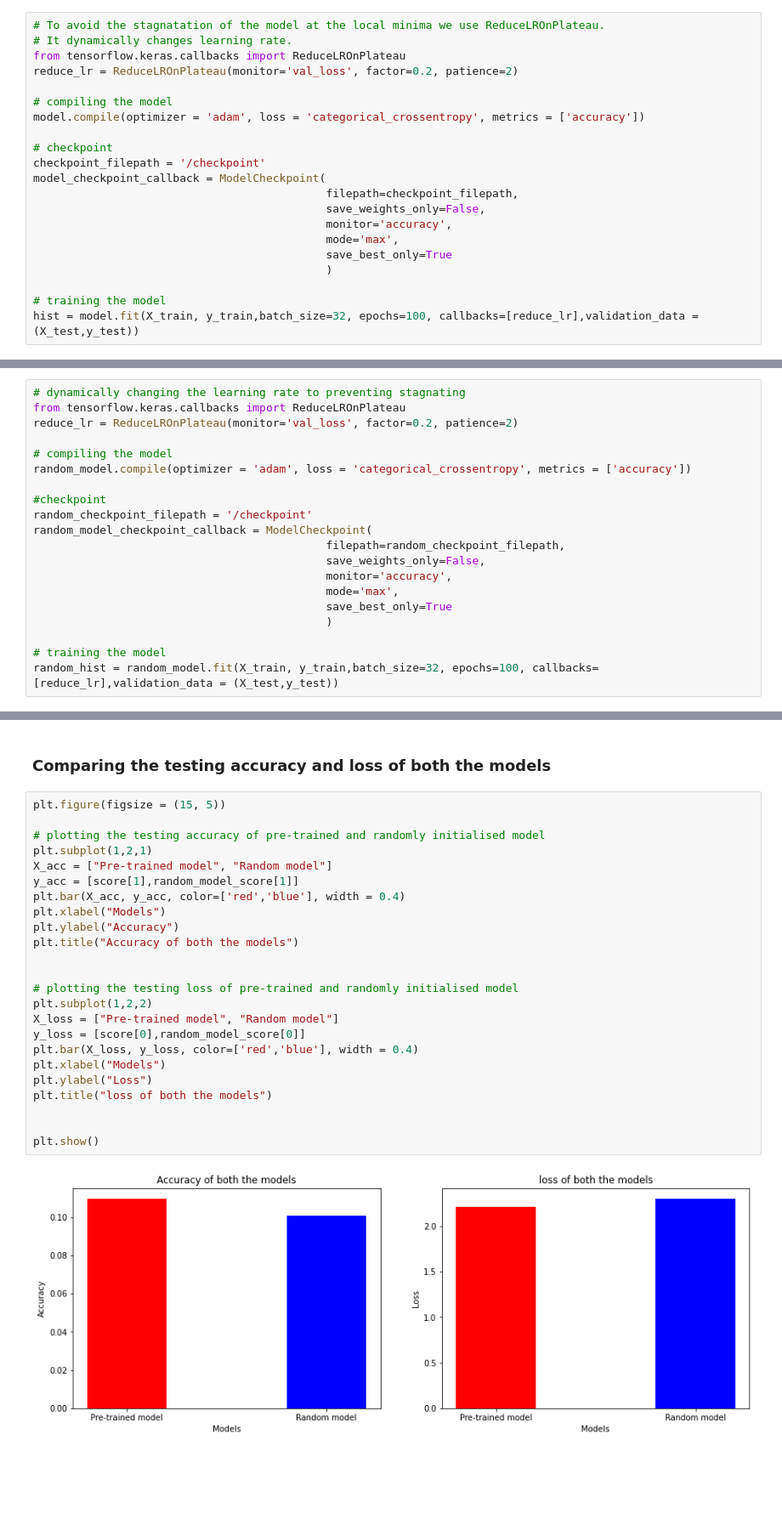
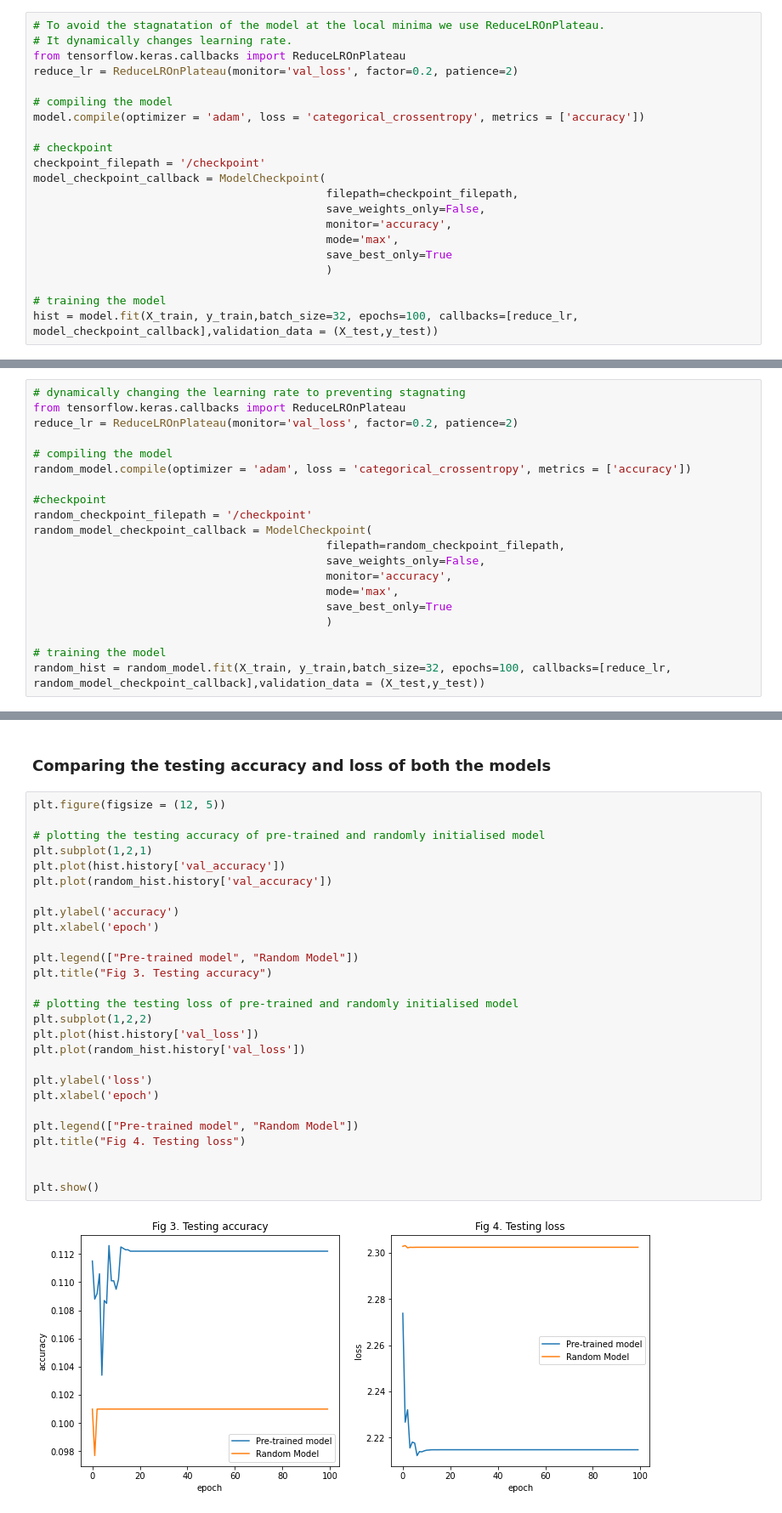
Before and after one commit to manohar2000/MIDAS_Challenge, a Jupyter notebook: part-3.ipynb, the cells around one changed output, grey strips where cells are left out. Shown at 85% size. Drawn from its saved outputs; the diff is of its cells as text; blank space fills up the shorter version.

```diff
--- a/part-3.ipynb
+++ b/part-3.ipynb
@@ -211,6 +221,6 @@ model_checkpoint_callback = ModelCheckpoint(
                                             )
 
 # training the model
-hist = model.fit(X_train, y_train,batch_size=32, epochs=100, callbacks=[reduce_lr],validation_data = (X_test,y_test))
+hist = model.fit(X_train, y_train,batch_size=32, epochs=100, callbacks=[reduce_lr, model_checkpoint_callback],validation_data = (X_test,y_test))
 # %% [output]
 Epoch 1/100
@@ -346,6 +356,6 @@ random_model_checkpoint_callback = ModelCheckpoint(
                                             )
 
 # training the model
-random_hist = random_model.fit(X_train, y_train,batch_size=32, epochs=100, callbacks=[reduce_lr],validation_data = (X_test,y_test))
+random_hist = random_model.fit(X_train, y_train,batch_size=32, epochs=100, callbacks=[reduce_lr, random_model_checkpoint_callback],validation_data = (X_test,y_test))
 # %% [output]
 Epoch 1/100
@@ -433,31 +443,34 @@ plt.show()
 # %% [markdown]
 ### Comparing the testing accuracy and loss of both the models
 # %%
-plt.figure(figsize = (15, 5))
+plt.figure(figsize = (12, 5))
 
 # plotting the testing accuracy of pre-trained and randomly initialised model
 plt.subplot(1,2,1)
-X_acc = ["Pre-trained model", "Random model"]
-y_acc = [score[1],random_model_score[1]]
-plt.bar(X_acc, y_acc, color=['red','blue'], width = 0.4)
-plt.xlabel("Models")
-plt.ylabel("Accuracy")
-plt.title("Accuracy of both the models")
+plt.plot(hist.history['val_accuracy'])
+plt.plot(random_hist.history['val_accuracy'])
 
+plt.ylabel('accuracy')
+plt.xlabel('epoch')
+
+plt.legend(["Pre-trained model", "Random Model"])
+plt.title("Fig 3. Testing accuracy")
 
 # plotting the testing loss of pre-trained and randomly initialised model
 plt.subplot(1,2,2)
-X_loss = ["Pre-trained model", "Random model"]
-y_loss = [score[0],random_model_score[0]]
-plt.bar(X_loss, y_loss, color=['red','blue'], width = 0.4)
-plt.xlabel("Models")
-plt.ylabel("Loss")
-plt.title("loss of both the models")
+plt.plot(hist.history['val_loss'])
+plt.plot(random_hist.history['val_loss'])
+
+plt.ylabel('loss')
+plt.xlabel('epoch')
+
+plt.legend(["Pre-trained model", "Random Model"])
+plt.title("Fig 4. Testing loss")
 
 
 plt.show()
 # %% [output]
-[figure, old version]
+[figure, new version]
 # %% [markdown]
 ### Training metrics of both the models
 
```
Also changed, not shown: parts of 13 cells of this notebook, 2 other files.
